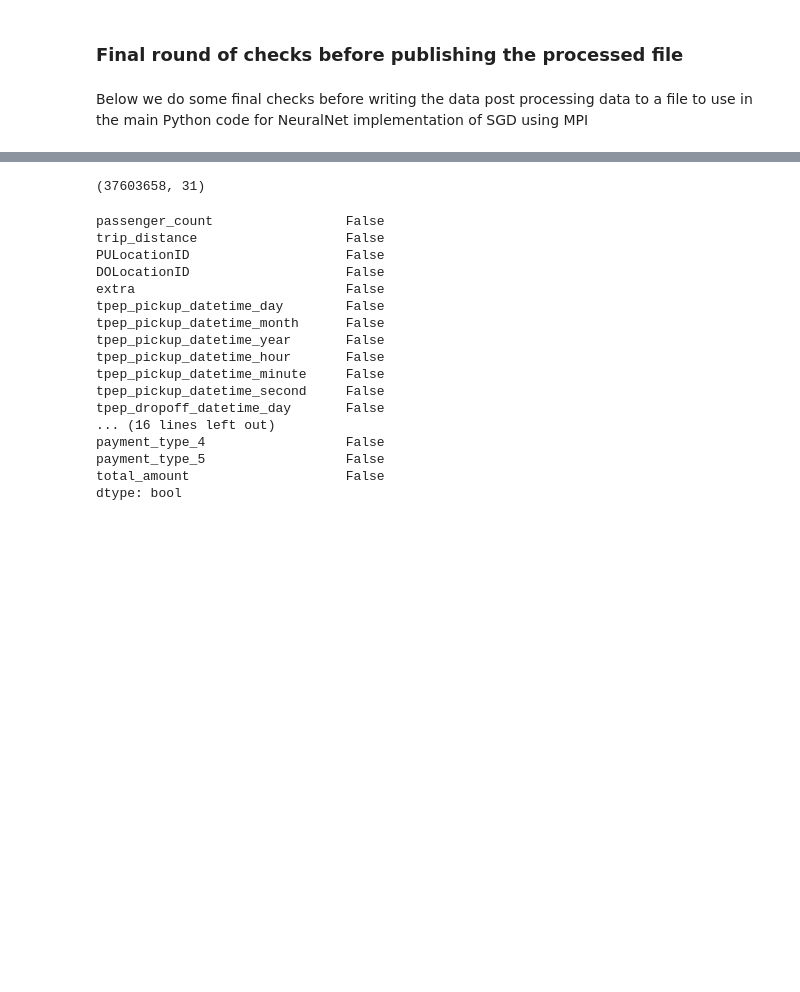
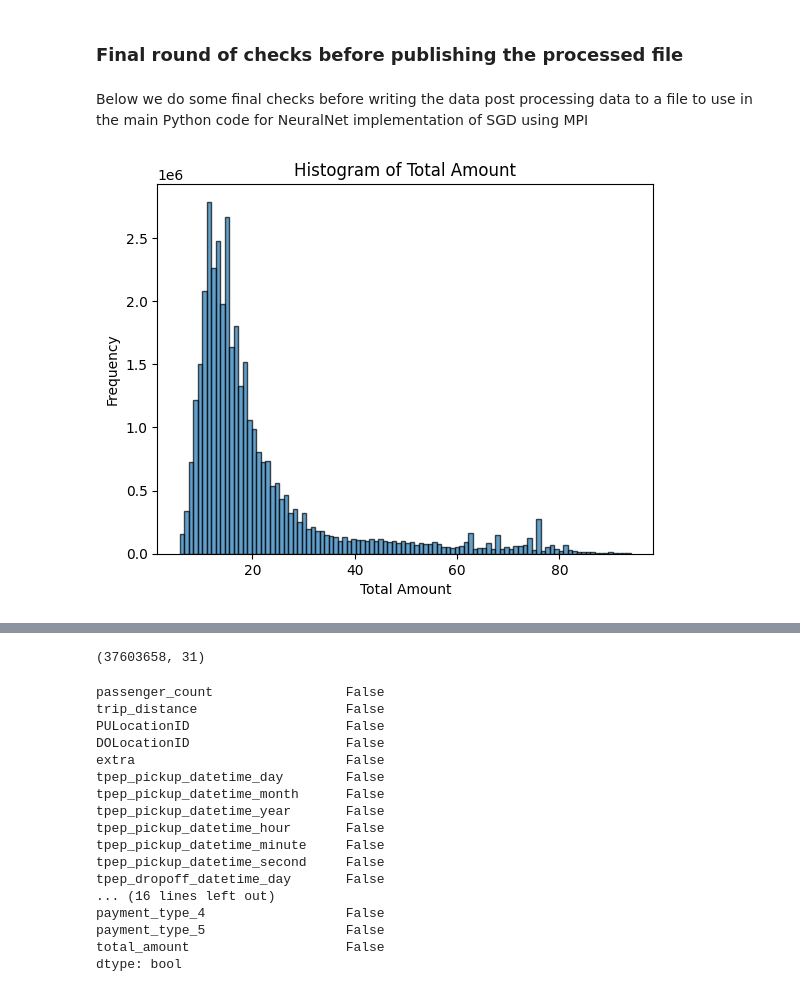
Before and after one commit to s-hreya-riram/sgd-using-mpi, a Jupyter notebook: src/Jupyter notebooks/exploratory_data_analysis.ipynb, the cells around one changed output, grey strips where cells are left out. Saved outputs shown, nothing was run; the diff lists cells and outputs as text; code cells hidden in the pictures; blank space fills up the shorter version.

```diff
--- a/src/Jupyter notebooks/exploratory_data_analysis.ipynb
+++ b/src/Jupyter notebooks/exploratory_data_analysis.ipynb
@@ -262,3 +262,13 @@ Since the RatecodeID and payment_type have few dominant categories, we will proc
 ### Final round of checks before publishing the processed file
 # %% [markdown]
 Below we do some final checks before writing the data post processing data to a file to use in the main Python code for NeuralNet implementation of SGD using MPI
+# %%
+# Plot histogram of total_amount
+import matplotlib.pyplot as plt
+plt.hist(df["total_amount"], bins=100, edgecolor='k', alpha=0.7)
+plt.title("Histogram of Total Amount")
+plt.xlabel("Total Amount")
+plt.ylabel("Frequency")
+plt.show()
+# %% [output]
+[figure, added]
```
Also changed, not shown: parts of 2 cells of this notebook, 3 other files.
